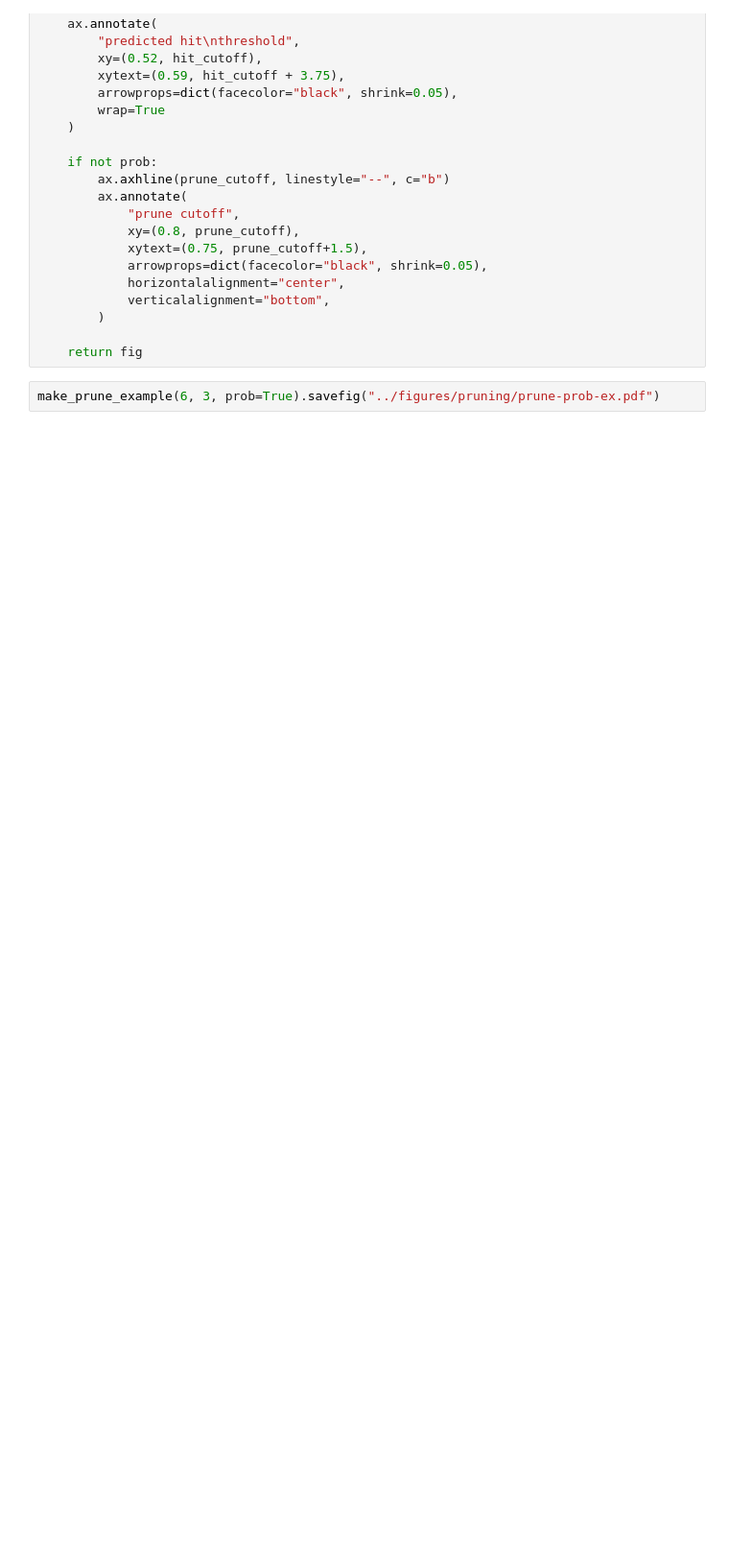
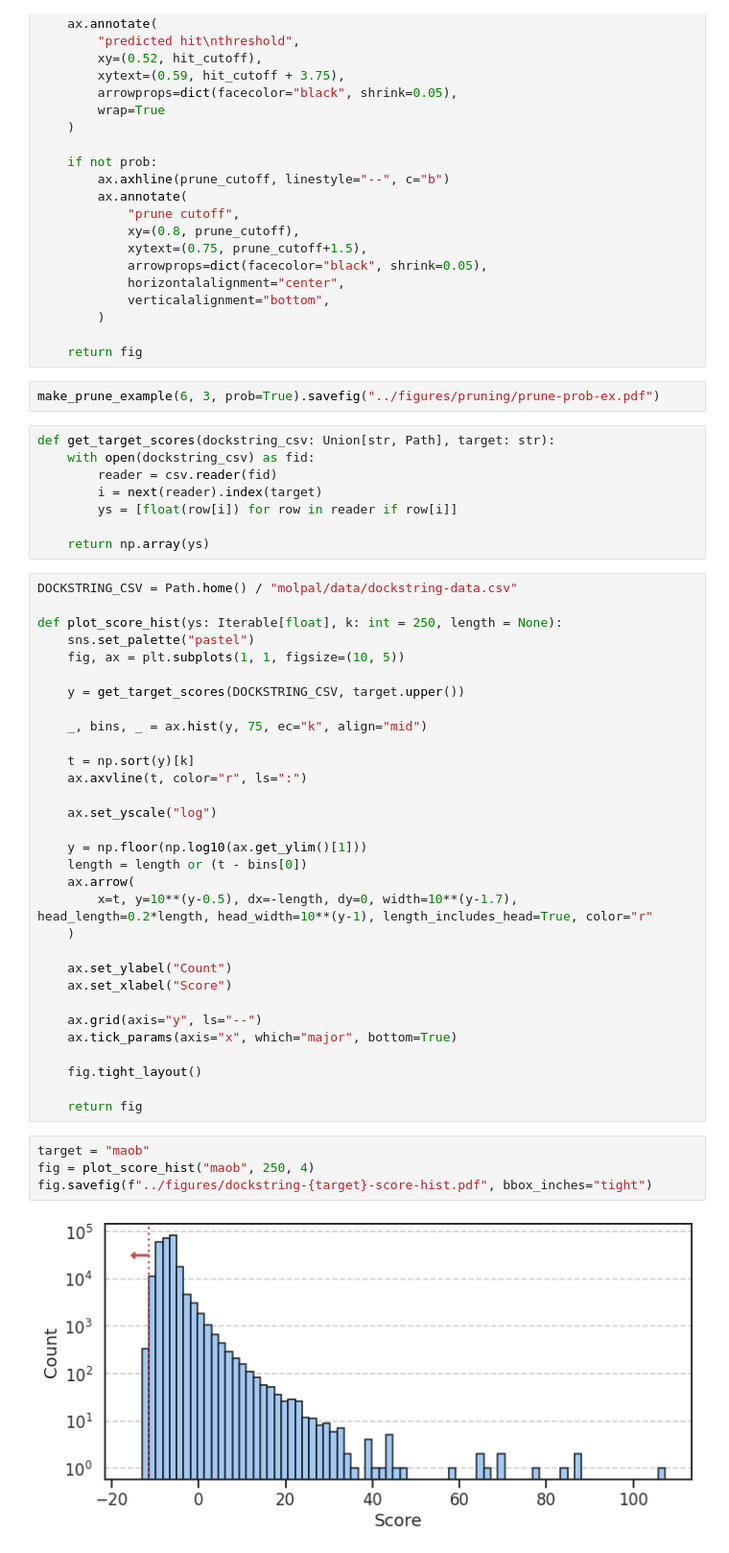
Before and after one commit to coleygroup/molpal, a Jupyter notebook: notebooks/dockstring-figures.ipynb, the cells around one changed output. Shown: that part at 96% size. Drawn from its saved outputs; the diff is of its cells as text; blank space fills up the shorter version.

```diff
--- a/notebooks/dockstring-figures.ipynb
+++ b/notebooks/dockstring-figures.ipynb
@@ -373,3 +405,48 @@ def make_prune_example(
     return fig
 # %%
 make_prune_example(6, 3, prob=True).savefig("../figures/pruning/prune-prob-ex.pdf")
+# %%
+def get_target_scores(dockstring_csv: Union[str, Path], target: str):
+    with open(dockstring_csv) as fid:
+        reader = csv.reader(fid)
+        i = next(reader).index(target)
+        ys = [float(row[i]) for row in reader if row[i]]
+
+    return np.array(ys)
+# %%
+DOCKSTRING_CSV = Path.home() / "molpal/data/dockstring-data.csv"
+
+def plot_score_hist(ys: Iterable[float], k: int = 250, length = None):
+    sns.set_palette("pastel")
+    fig, ax = plt.subplots(1, 1, figsize=(10, 5))
+
+    y = get_target_scores(DOCKSTRING_CSV, target.upper())
+
+    _, bins, _ = ax.hist(y, 75, ec="k", align="mid")
+
+    t = np.sort(y)[k]
+    ax.axvline(t, color="r", ls=":")
+
+    ax.set_yscale("log")
+
+    y = np.floor(np.log10(ax.get_ylim()[1]))
+    length = length or (t - bins[0])
+    ax.arrow(
+        x=t, y=10**(y-0.5), dx=-length, dy=0, width=10**(y-1.7), head_length=0.2*length, head_width=10**(y-1), length_includes_head=True, color="r"
+    )
+
+    ax.set_ylabel("Count")
+    ax.set_xlabel("Score")
+
+    ax.grid(axis="y", ls="--")
+    ax.tick_params(axis="x", which="major", bottom=True)
+
+    fig.tight_layout()
+
+    return fig
+# %%
+target = "maob"
+fig = plot_score_hist("maob", 250, 4)
+fig.savefig(f"../figures/dockstring-{target}-score-hist.pdf", bbox_inches="tight")
+# %% [output]
+[figure, added]
```
Also changed, not shown: parts of 7 cells of this notebook, 1 other file.
